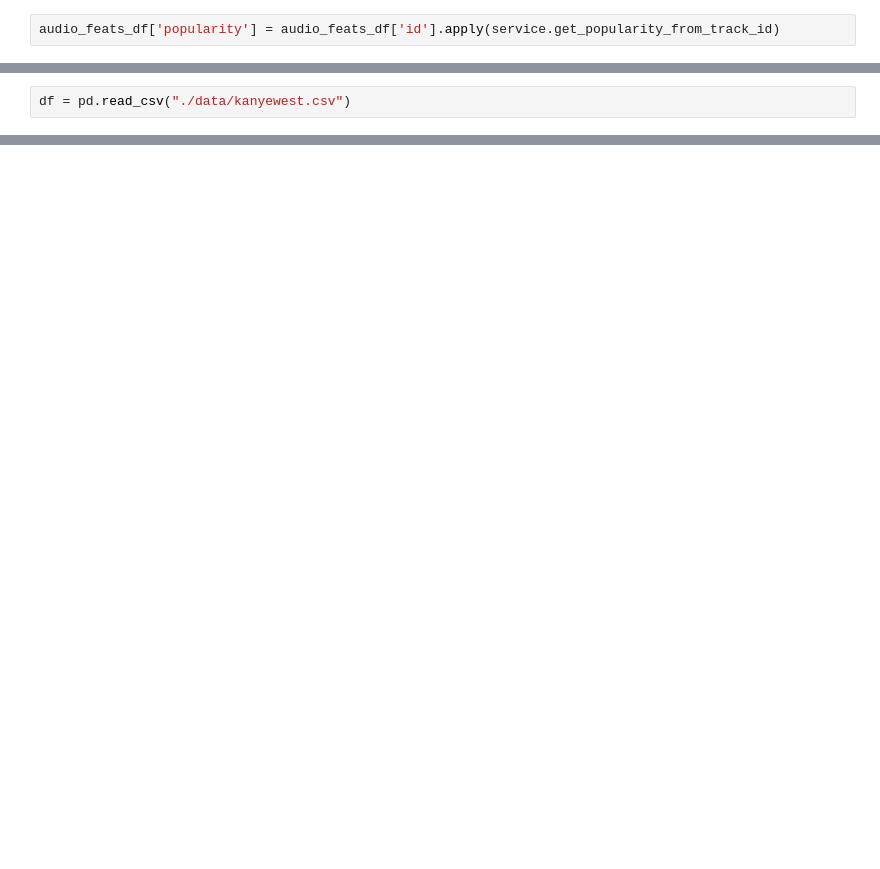
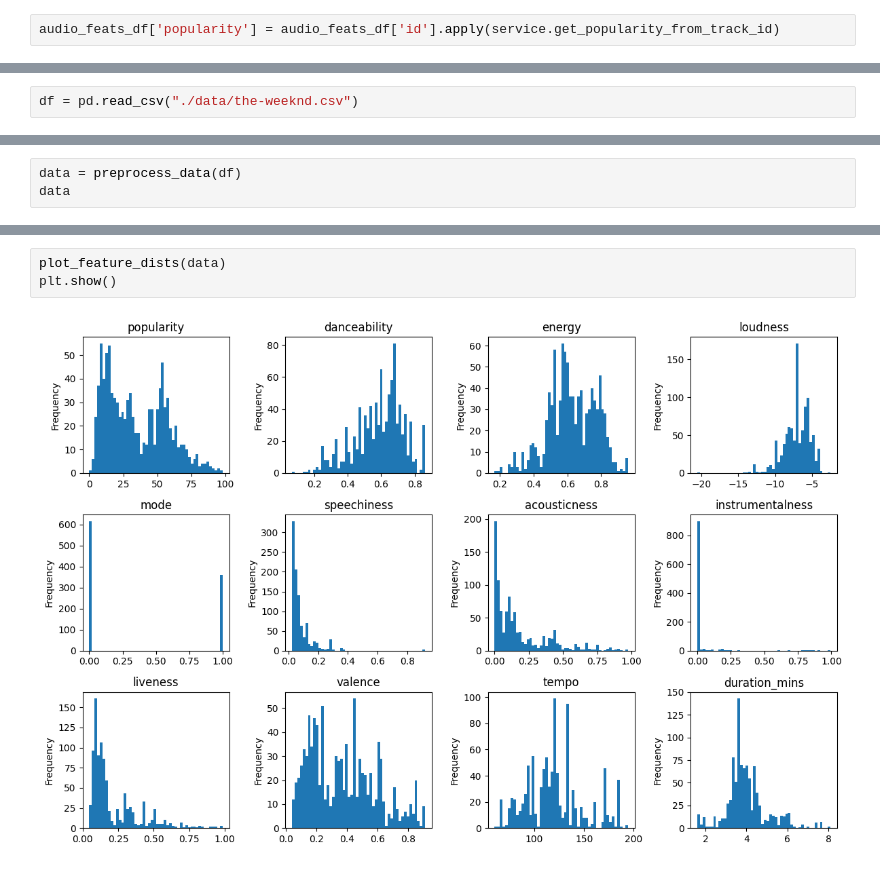
Before and after one commit to oms26/convexp_spotify, a Jupyter notebook: test.ipynb, the cells around one changed output, grey strips where cells are left out. Drawn from its saved outputs; the diff is of its cells as text; blank space fills up the shorter version.

```diff
--- a/test.ipynb
+++ b/test.ipynb
@@ -130,2 +42,2 @@ import numpy as np
 # %%
-df = pd.read_csv("./data/kanyewest.csv")
+df = pd.read_csv("./data/the-weeknd.csv")
@@ -152,0 +44,3 @@ df_rel = df[feature_cols + id_col]
+# %%
+data = preprocess_data(df)
+data
@@ -218,0 +91,5 @@ df_rel[feature_cols].head(2)
+# %%
+plot_feature_dists(data)
+plt.show()
+# %% [output]
+[figure, added]
```
Also changed, not shown: parts of 30 cells of this notebook, 6 other files.
